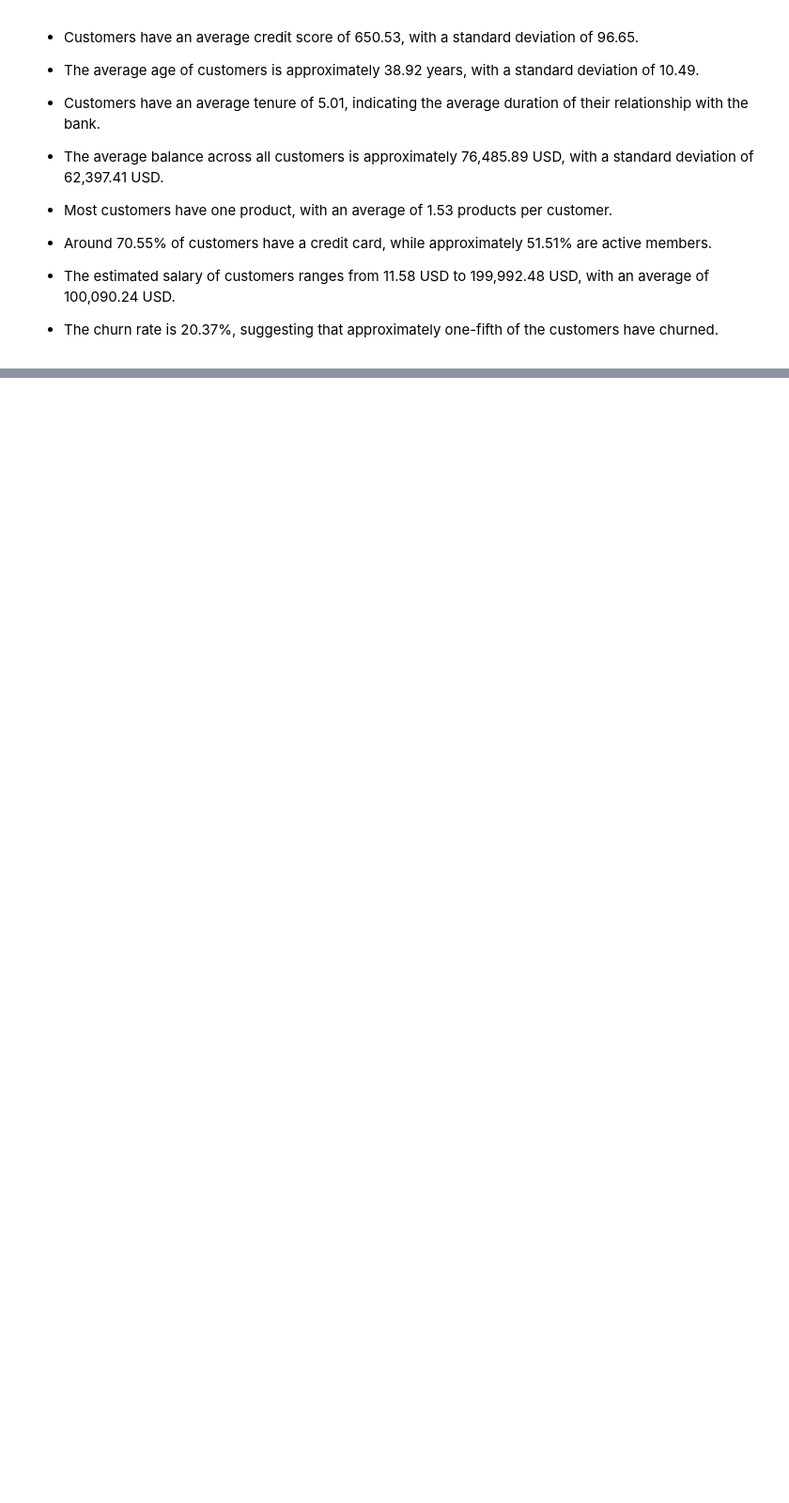
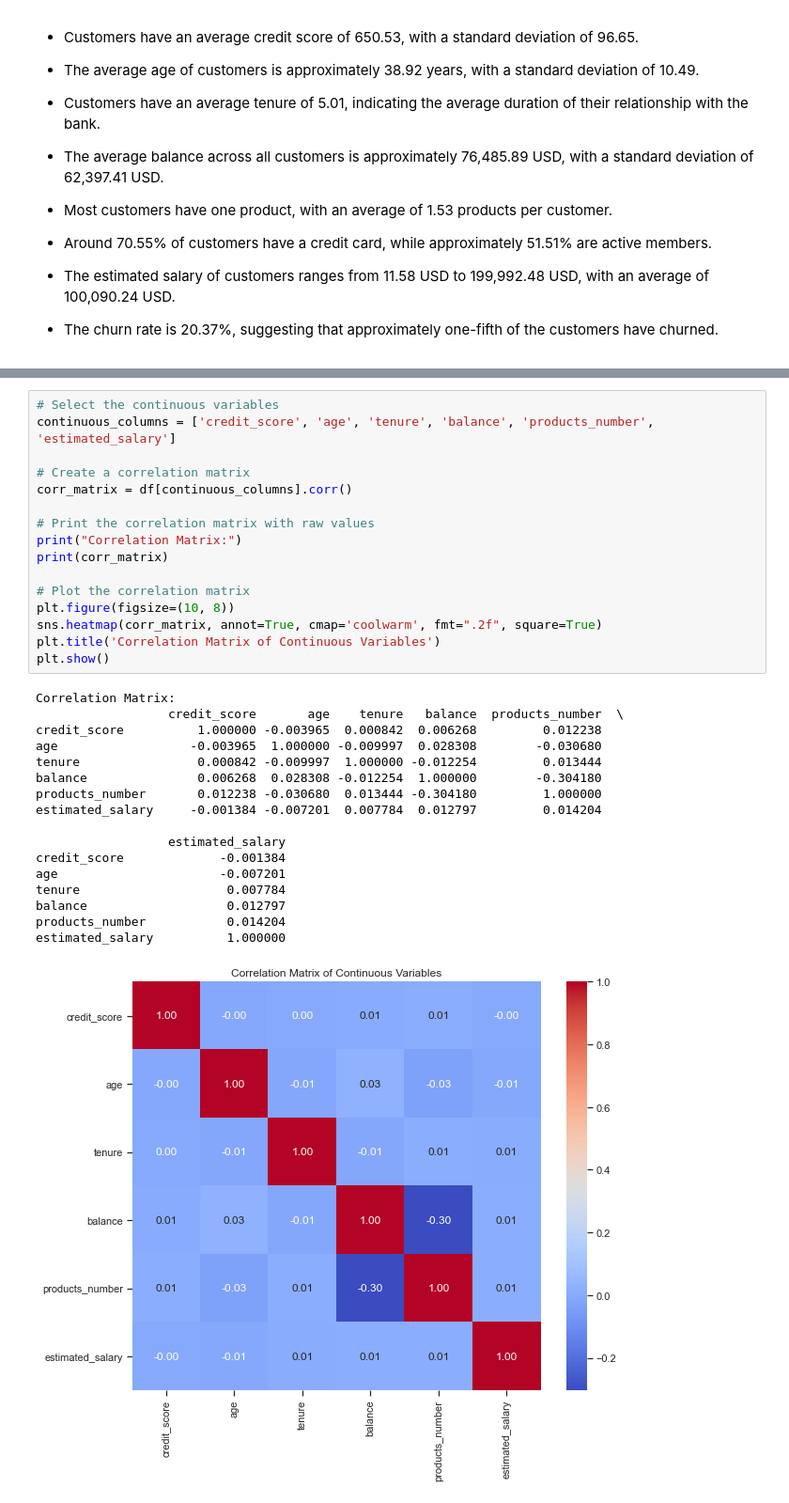
Before and after one commit to noellymadeleine/CustomerChurnPred, a Jupyter notebook: CustomerChurnPred.ipynb, the cells around one changed output, grey strips where cells are left out. Shown at 94% size. Saved outputs shown, nothing was run; the diff lists cells and outputs as text; blank space fills up the shorter version.

```diff
--- a/CustomerChurnPred.ipynb
+++ b/CustomerChurnPred.ipynb
@@ -209,0 +208,34 @@ plt.show()
+# %%
+# Select the continuous variables
+continuous_columns = ['credit_score', 'age', 'tenure', 'balance', 'products_number', 'estimated_salary']
+
+# Create a correlation matrix
+corr_matrix = df[continuous_columns].corr()
+
+# Print the correlation matrix with raw values
+print("Correlation Matrix:")
+print(corr_matrix)
+
+# Plot the correlation matrix
+plt.figure(figsize=(10, 8))
+sns.heatmap(corr_matrix, annot=True, cmap='coolwarm', fmt=".2f", square=True)
+plt.title('Correlation Matrix of Continuous Variables')
+plt.show()
+# %% [output]
+Correlation Matrix:
+                  credit_score       age    tenure   balance  products_number  \
+credit_score          1.000000 -0.003965  0.000842  0.006268         0.012238
+age                  -0.003965  1.000000 -0.009997  0.028308        -0.030680
+tenure                0.000842 -0.009997  1.000000 -0.012254         0.013444
+balance               0.006268  0.028308 -0.012254  1.000000        -0.304180
+products_number       0.012238 -0.030680  0.013444 -0.304180         1.000000
+estimated_salary     -0.001384 -0.007201  0.007784  0.012797         0.014204
+
+                  estimated_salary
+credit_score             -0.001384
+age                      -0.007201
+tenure                    0.007784
+balance                   0.012797
+products_number           0.014204
+estimated_salary          1.000000
+[figure, added]
```
Also changed, not shown: parts of 11 cells of this notebook.
